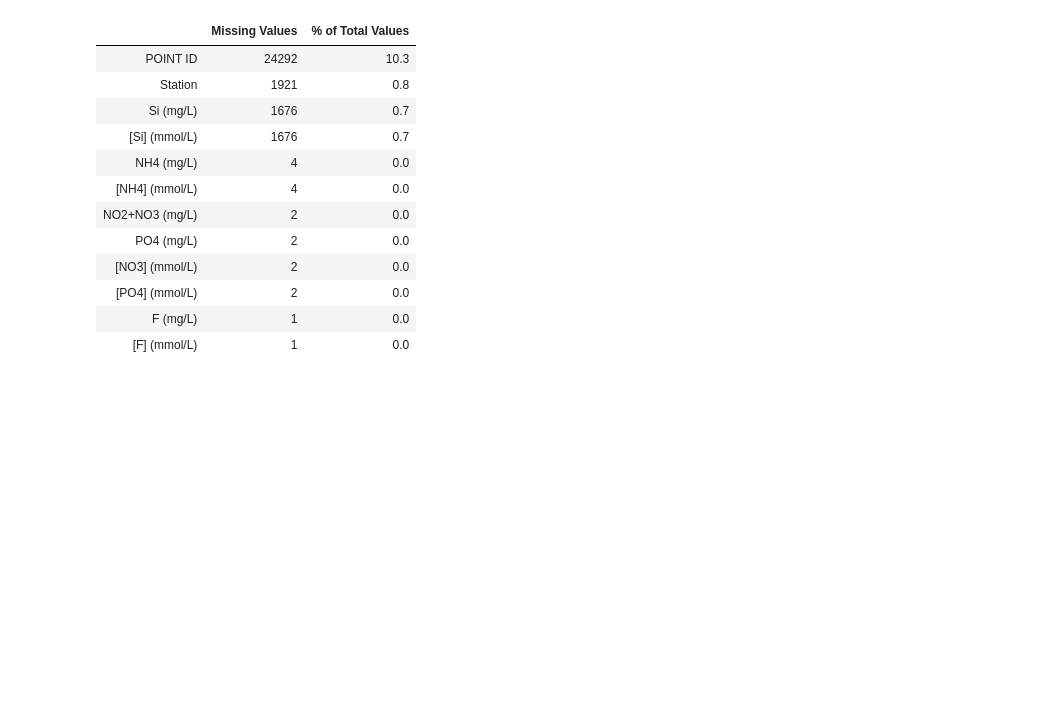
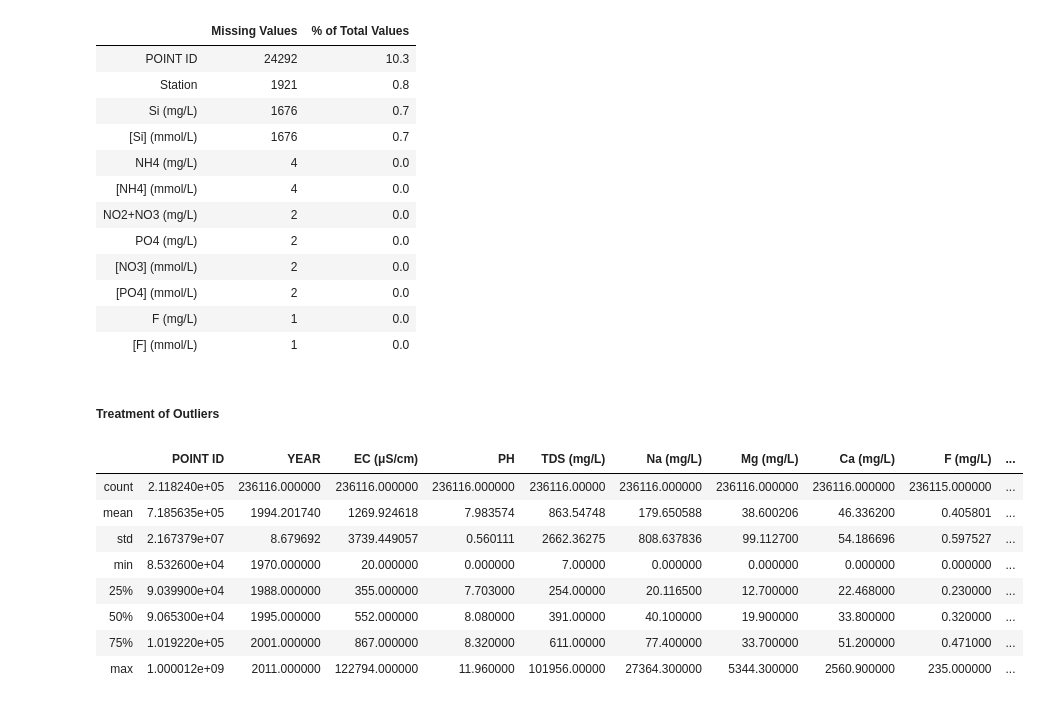
Before and after one commit to elenuskiya/TFM, a Jupyter notebook: Notebooks/00_Cleaning_manipulation_and_unification.ipynb, the cells around one changed output. Drawn from its saved outputs; the diff is of its cells as text; code cells hidden in the pictures; blank space fills up the shorter version.

```diff
--- a/Notebooks/00_Cleaning_manipulation_and_unification.ipynb
+++ b/Notebooks/00_Cleaning_manipulation_and_unification.ipynb
@@ -339,3 +339,18 @@ There are 12 columns that have missing values.
 | [PO4] (mmol/L) | 2 | 0.0 |
 | F (mg/L) | 1 | 0.0 |
 | [F] (mmol/L) | 1 | 0.0 |
+# %% [markdown]
+##### Treatment of Outliers
+# %%
+# Data description
+chemical_clean.describe()
+# %% [output]
+|  | POINT ID | YEAR | EC (μS/cm) | PH | TDS (mg/L) | Na (mg/L) | Mg (mg/L) | Ca (mg/L) | F (mg/L) | ... |
+| count | 2.118240e+05 | 236116.000000 | 236116.000000 | 236116.000000 | 236116.00000 | 236116.000000 | 236116.000000 | 236116.000000 | 236115.000000 | ... |
+| mean | 7.185635e+05 | 1994.201740 | 1269.924618 | 7.983574 | 863.54748 | 179.650588 | 38.600206 | 46.336200 | 0.405801 | ... |
+| std | 2.167379e+07 | 8.679692 | 3739.449057 | 0.560111 | 2662.36275 | 808.637836 | 99.112700 | 54.186696 | 0.597527 | ... |
+| min | 8.532600e+04 | 1970.000000 | 20.000000 | 0.000000 | 7.00000 | 0.000000 | 0.000000 | 0.000000 | 0.000000 | ... |
+| 25% | 9.039900e+04 | 1988.000000 | 355.000000 | 7.703000 | 254.00000 | 20.116500 | 12.700000 | 22.468000 | 0.230000 | ... |
+| 50% | 9.065300e+04 | 1995.000000 | 552.000000 | 8.080000 | 391.00000 | 40.100000 | 19.900000 | 33.800000 | 0.320000 | ... |
+| 75% | 1.019220e+05 | 2001.000000 | 867.000000 | 8.320000 | 611.00000 | 77.400000 | 33.700000 | 51.200000 | 0.471000 | ... |
+| max | 1.000012e+09 | 2011.000000 | 122794.000000 | 11.960000 | 101956.00000 | 27364.300000 | 5344.300000 | 2560.900000 | 235.000000 | ... |
```
Also changed, not shown: parts of 14 cells of this notebook.
